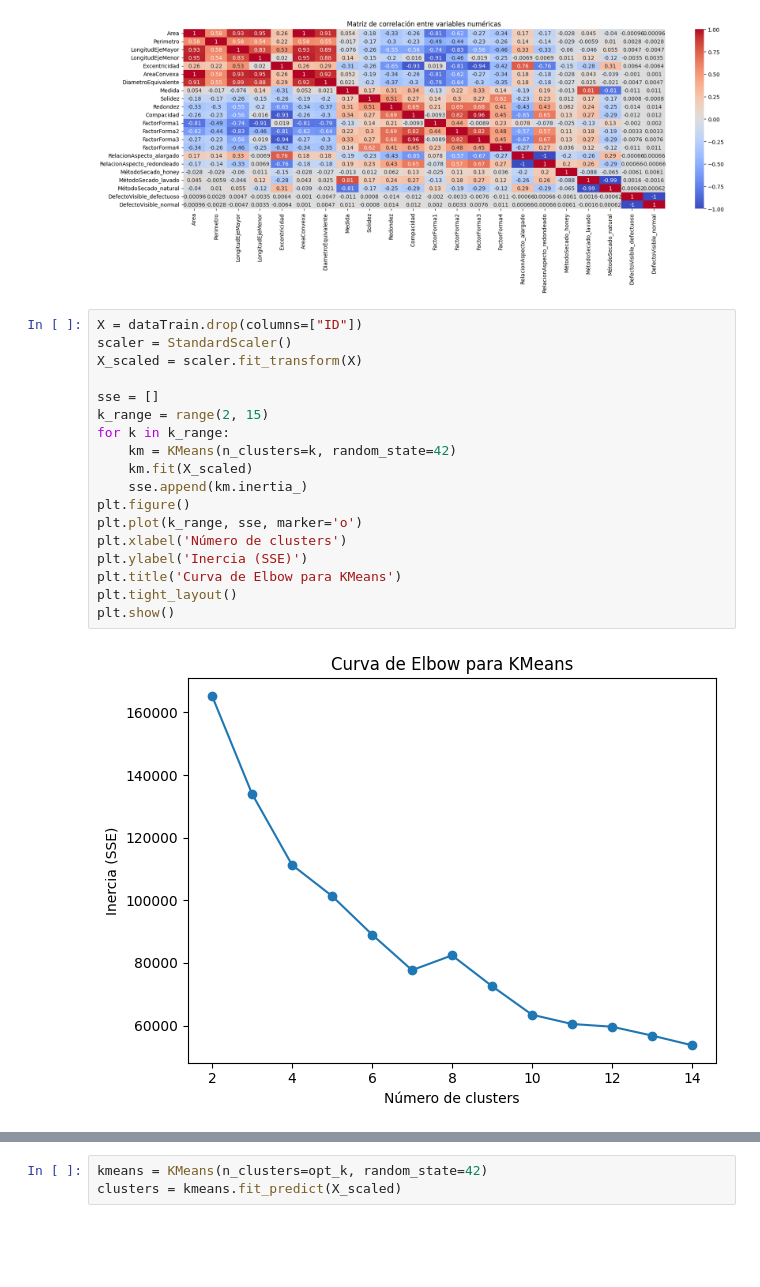
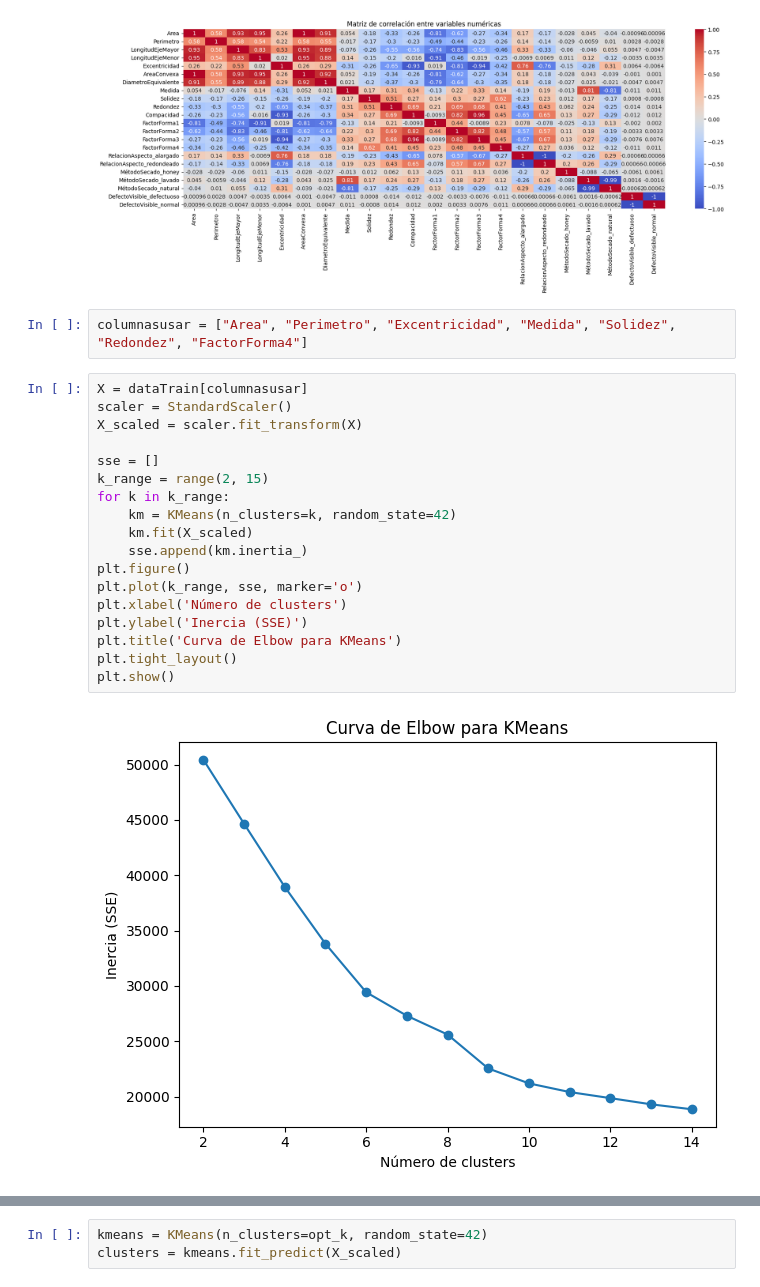
Before and after one commit to Business-Inteligence-202520/Laboratorio2, a Jupyter notebook: Laboratorio2.ipynb, the cells around one changed output, grey strips where cells are left out. Saved outputs shown, nothing was run; the diff lists cells and outputs as text; blank space fills up the shorter version.

```diff
--- a/Laboratorio2.ipynb
+++ b/Laboratorio2.ipynb
@@ -378,26 +378,28 @@ plt.title('Matriz de correlación entre variables numéricas')
 plt.show()
 # %% [output]
 [figure]
+# %%
+columnasusar = ["Area", "Perimetro", "Excentricidad", "Medida", "Solidez", "Redondez", "FactorForma4"]
 # %%
-X = dataTrain.drop(columns=["ID"])
+X = dataTrain[columnasusar]
 scaler = StandardScaler()
 X_scaled = scaler.fit_transform(X)
 
 sse = []
 k_range = range(2, 15)
 for k in k_range:
     km = KMeans(n_clusters=k, random_state=42)
     km.fit(X_scaled)
     sse.append(km.inertia_)
 plt.figure()
 plt.plot(k_range, sse, marker='o')
 plt.xlabel('Número de clusters')
 plt.ylabel('Inercia (SSE)')
 plt.title('Curva de Elbow para KMeans')
 plt.tight_layout()
 plt.show()
 # %% [output]
-[figure, old version]
+[figure, new version]
 # %%
 opt_k = 10
 kf = KFold(n_splits=5, shuffle=True, random_state=42)
```
Also changed, not shown: parts of 12 cells of this notebook.
